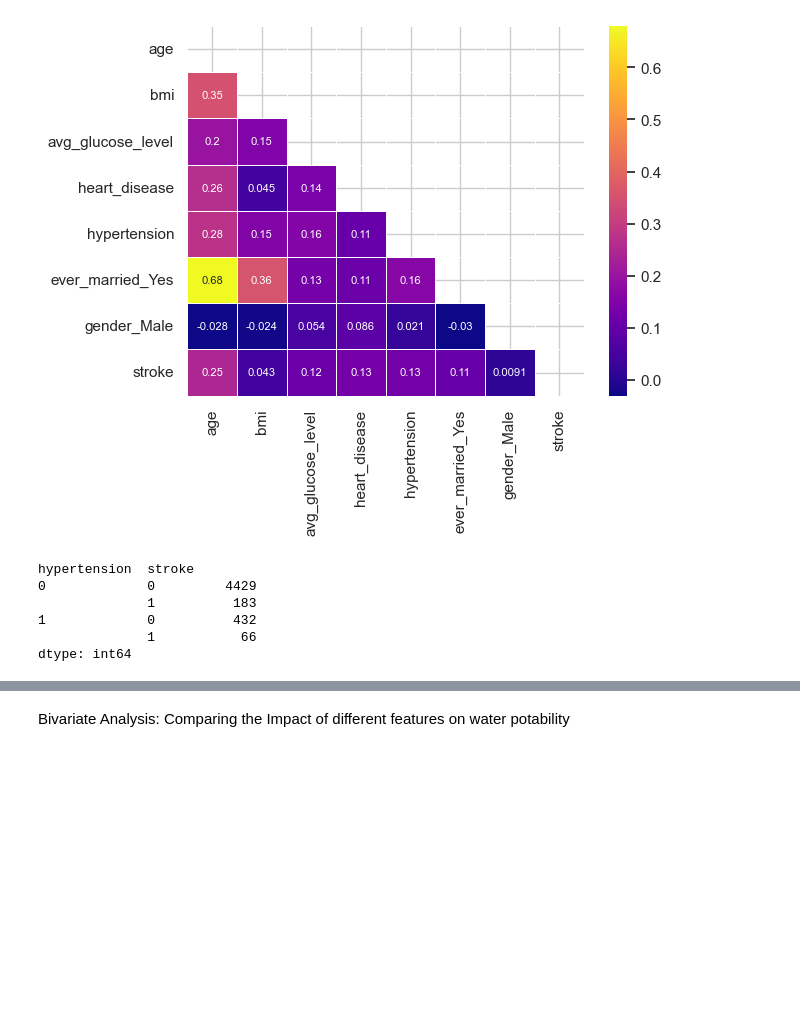
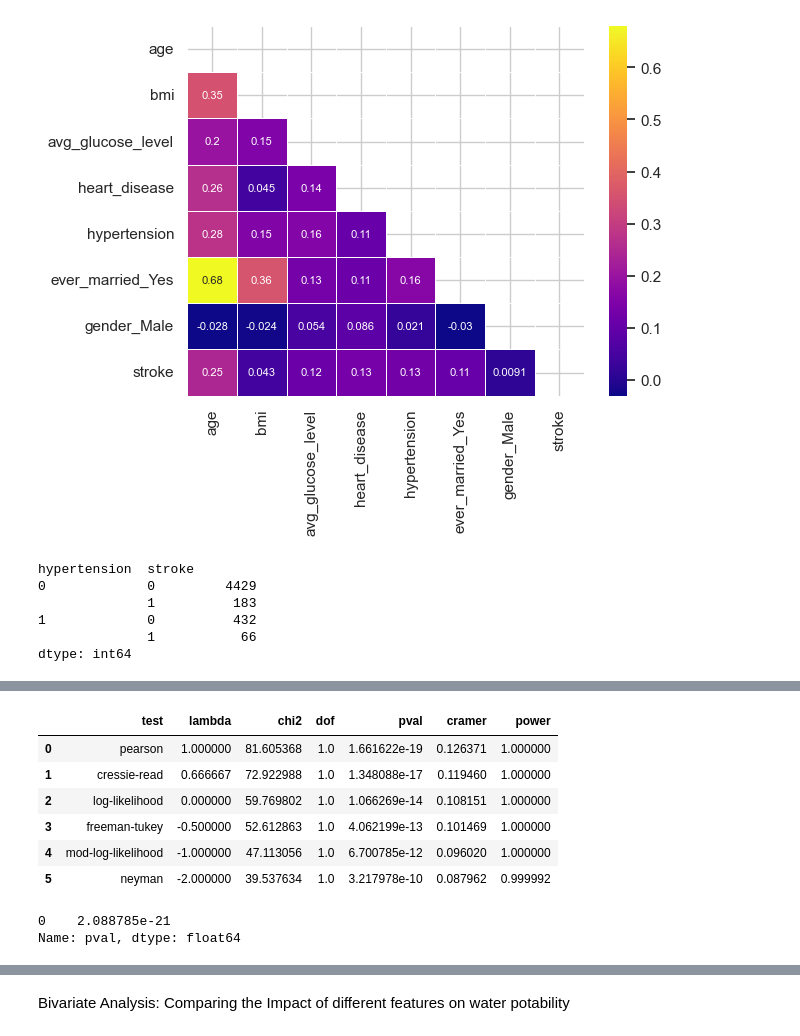
Before and after one commit to Lailah-Idrees/DA2_Assessment, a Jupyter notebook: jupyter_notebooks/Data_Visualisation.ipynb, the cells around one changed output, grey strips where cells are left out. Saved outputs shown, nothing was run; the diff lists cells and outputs as text; code cells hidden in the pictures; blank space fills up the shorter version.

Commit message:
Chi2 analysis conducted on categorical data

```diff
--- a/jupyter_notebooks/Data_Visualisation.ipynb
+++ b/jupyter_notebooks/Data_Visualisation.ipynb
@@ -642,0 +660,19 @@ dtype: int64
+# %%
+import scipy.stats as stats
+import pandas as pd
+
+expected, observed, stats = pg.chi2_independence(data=df, x='hypertension', y='stroke')
+stats
+# %% [output]
+|  | test | lambda | chi2 | dof | pval | cramer | power |
+| 0 | pearson | 1.000000 | 81.605368 | 1.0 | 1.661622e-19 | 0.126371 | 1.000000 |
+| 1 | cressie-read | 0.666667 | 72.922988 | 1.0 | 1.348088e-17 | 0.119460 | 1.000000 |
+| 2 | log-likelihood | 0.000000 | 59.769802 | 1.0 | 1.066269e-14 | 0.108151 | 1.000000 |
+| 3 | freeman-tukey | -0.500000 | 52.612863 | 1.0 | 4.062199e-13 | 0.101469 | 1.000000 |
+| 4 | mod-log-likelihood | -1.000000 | 47.113056 | 1.0 | 6.700785e-12 | 0.096020 | 1.000000 |
+| 5 | neyman | -2.000000 | 39.537634 | 1.0 | 3.217978e-10 | 0.087962 | 0.999992 |
+# %%
+stats.query("test=='pearson'")['pval']
+# %% [output]
+0    2.088785e-21
+Name: pval, dtype: float64
```
Also changed, not shown: parts of 18 cells of this notebook.
